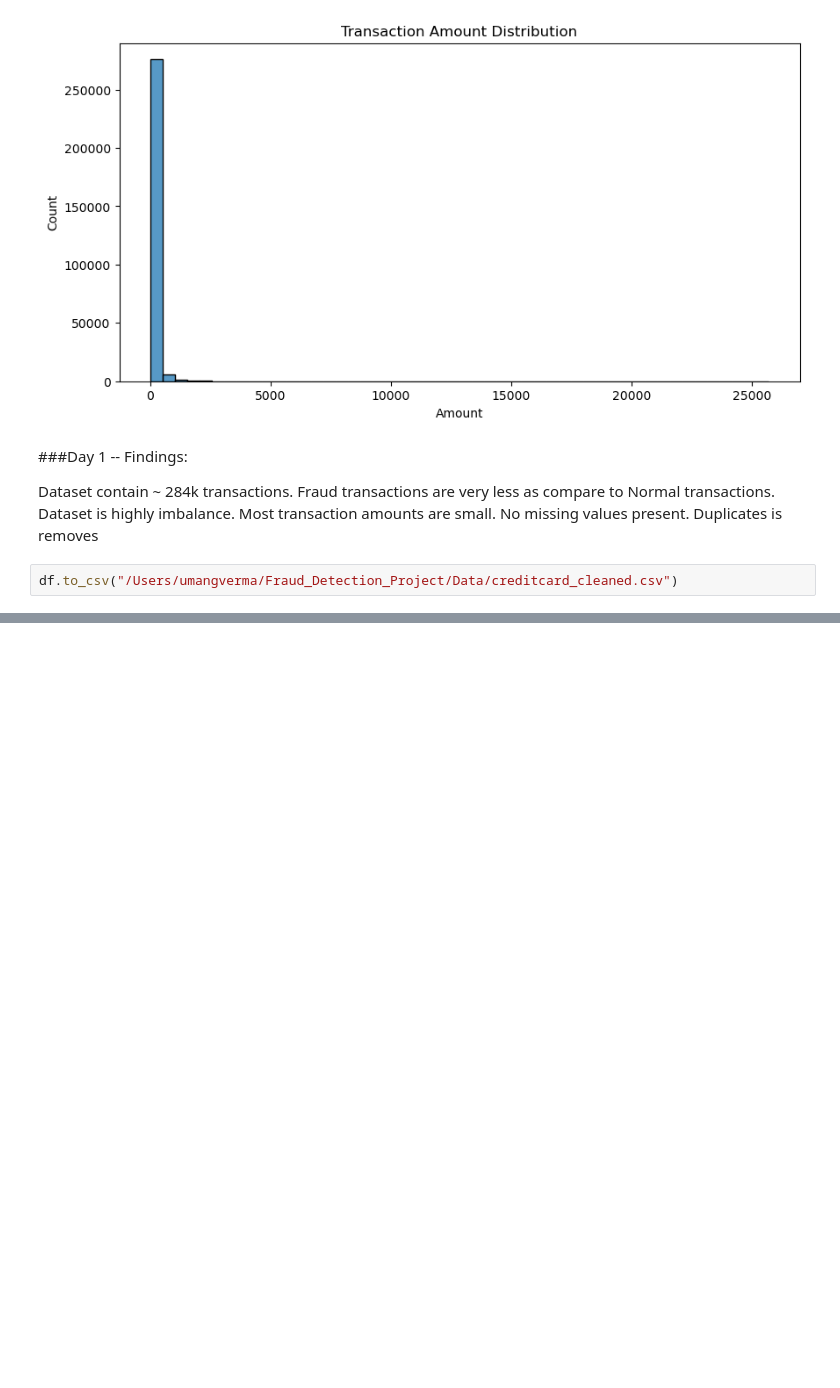
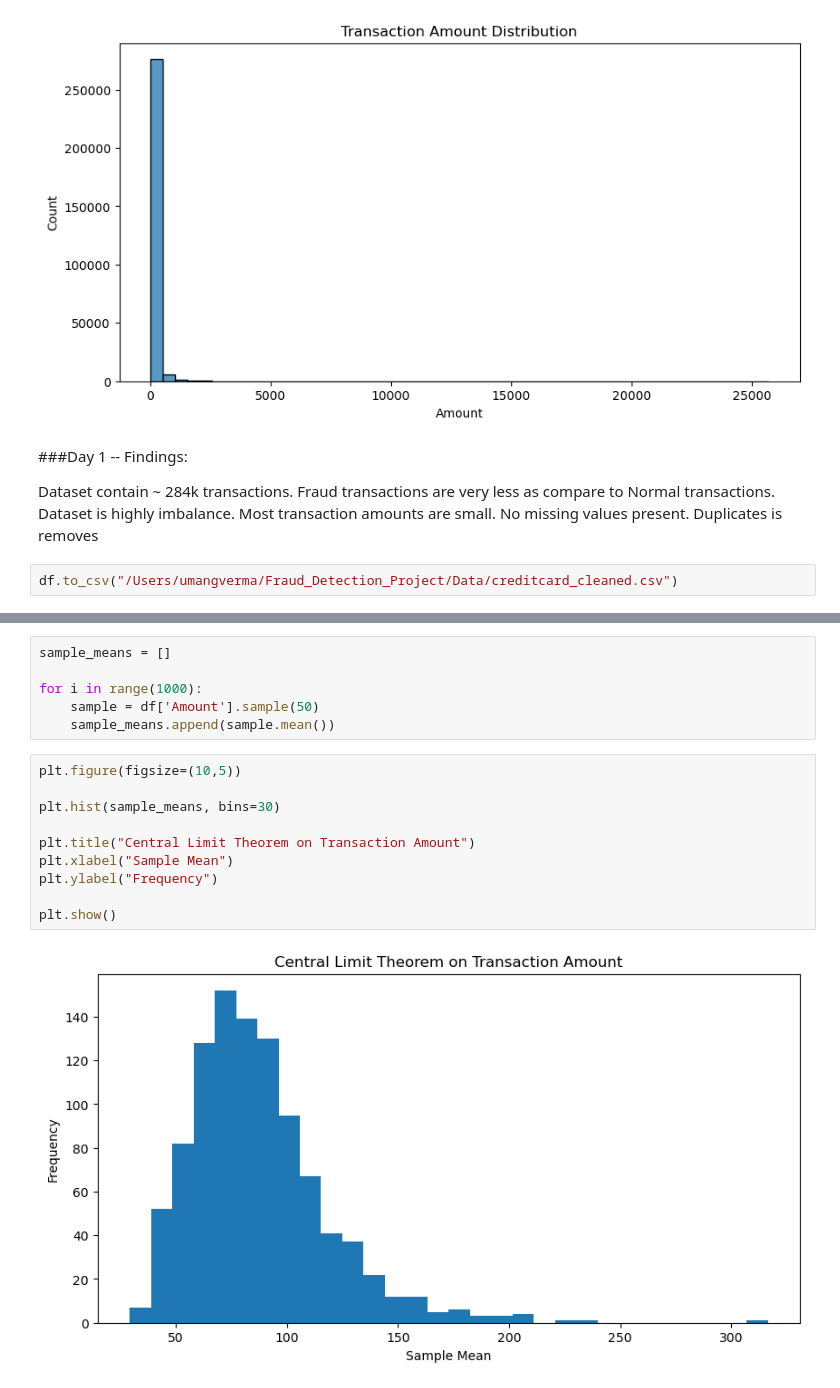
Before and after one commit to vumang44-data/Fraud_detection, a Jupyter notebook: Fraud_Detection_Day1.ipynb, the cells around one changed output, grey strips where cells are left out. Cells and saved outputs as stored; diff of their text form; blank space fills up the shorter version.

```diff
--- a/Fraud_Detection_Day1.ipynb
+++ b/Fraud_Detection_Day1.ipynb
@@ -163,0 +244,18 @@ df.to_csv("/Users/umangverma/Fraud_Detection_Project/Data/creditcard_cleaned.csv
+# %%
+sample_means = []
+
+for i in range(1000):
+    sample = df['Amount'].sample(50)
+    sample_means.append(sample.mean())
+# %%
+plt.figure(figsize=(10,5))
+
+plt.hist(sample_means, bins=30)
+
+plt.title("Central Limit Theorem on Transaction Amount")
+plt.xlabel("Sample Mean")
+plt.ylabel("Frequency")
+
+plt.show()
+# %% [output]
+[figure, added]
```
Also changed, not shown: parts of 43 cells of this notebook.
